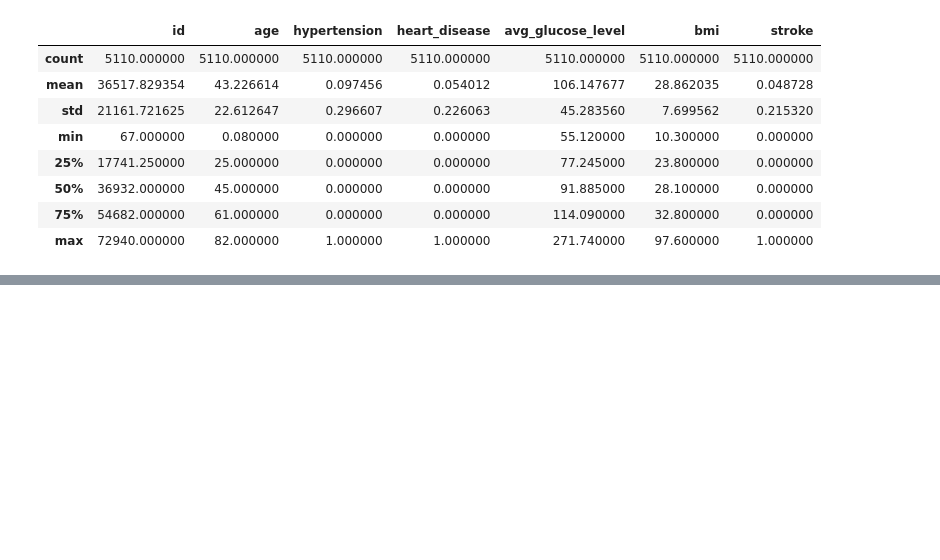
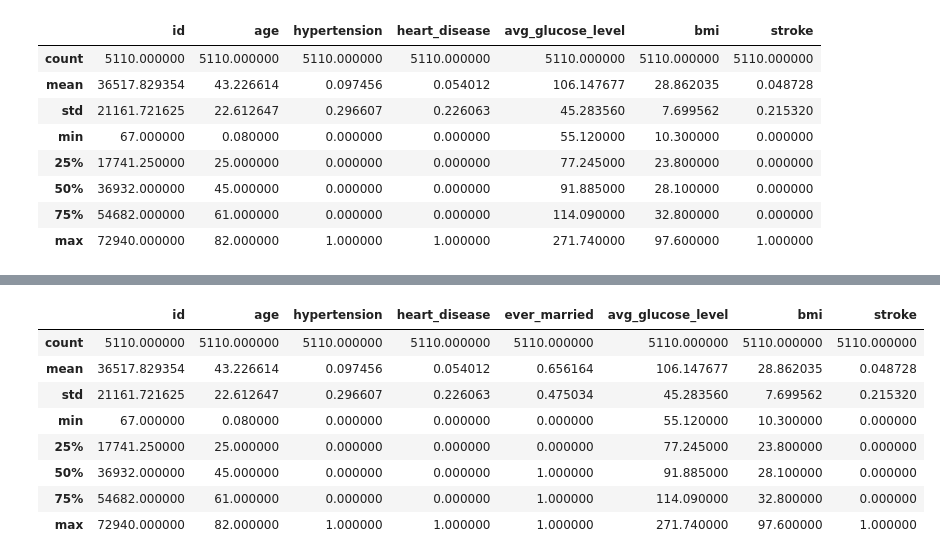
Before and after one commit to Flxp49/ds-stroke-analysis, a Jupyter notebook: notebook.ipynb, the cells around one changed output, grey strips where cells are left out. Saved outputs shown, nothing was run; the diff lists cells and outputs as text; code cells hidden in the pictures; blank space fills up the shorter version.

```diff
--- a/notebook.ipynb
+++ b/notebook.ipynb
@@ -290,0 +344,12 @@ fillednas.describe()
+# %%
+fillednas.describe()
+# %% [output]
+|  | id | age | hypertension | heart_disease | ever_married | avg_glucose_level | bmi | stroke |
+| count | 5110.000000 | 5110.000000 | 5110.000000 | 5110.000000 | 5110.000000 | 5110.000000 | 5110.000000 | 5110.000000 |
+| mean | 36517.829354 | 43.226614 | 0.097456 | 0.054012 | 0.656164 | 106.147677 | 28.862035 | 0.048728 |
+| std | 21161.721625 | 22.612647 | 0.296607 | 0.226063 | 0.475034 | 45.283560 | 7.699562 | 0.215320 |
+| min | 67.000000 | 0.080000 | 0.000000 | 0.000000 | 0.000000 | 55.120000 | 10.300000 | 0.000000 |
+| 25% | 17741.250000 | 25.000000 | 0.000000 | 0.000000 | 0.000000 | 77.245000 | 23.800000 | 0.000000 |
+| 50% | 36932.000000 | 45.000000 | 0.000000 | 0.000000 | 1.000000 | 91.885000 | 28.100000 | 0.000000 |
+| 75% | 54682.000000 | 61.000000 | 0.000000 | 0.000000 | 1.000000 | 114.090000 | 32.800000 | 0.000000 |
+| max | 72940.000000 | 82.000000 | 1.000000 | 1.000000 | 1.000000 | 271.740000 | 97.600000 | 1.000000 |
```
Also changed, not shown: parts of 20 cells of this notebook.
